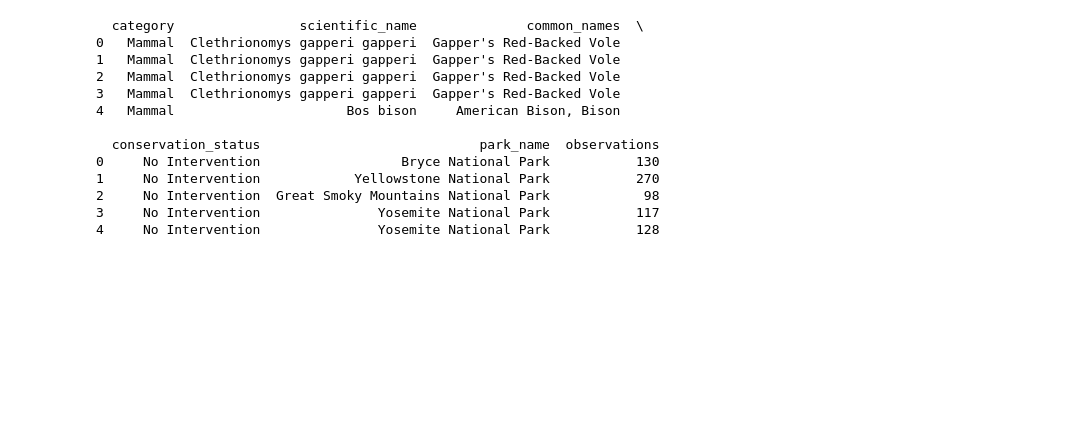
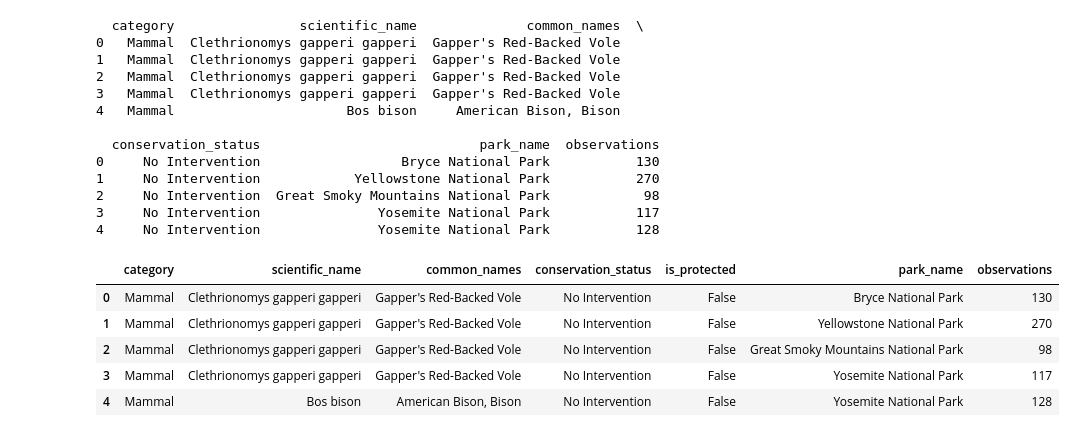
Before and after one commit to baseivan/biodiversity_starter, a Jupyter notebook: biodiversity.ipynb, the cells around one changed output. Cells and saved outputs as stored; diff of their text form; code cells hidden in the pictures; blank space fills up the shorter version.

```diff
--- a/biodiversity.ipynb
+++ b/biodiversity.ipynb
@@ -119,3 +120,33 @@ merged_data.to_csv('merged_data.csv', index=False)
 2     No Intervention  Great Smoky Mountains National Park            98
 3     No Intervention               Yosemite National Park           117
 4     No Intervention               Yosemite National Park           128
+# %%
+"""
+Cell generated by Data Wrangler.
+"""
+def clean_data(merged_data):
+    # Derive column 'is_protected' from column: 'conservation_status'
+    def is_protected(conservation_status):
+        """
+        Transform based on the following examples:
+           conservation_status     Output
+        1: "No Intervention"    => "False"
+        2: "Species of Concern" => "True"
+        3: "Endangered"         => "True"
+        4: "In Recovery"        => "True"
+        """
+        if conservation_status == "No Intervention":
+            return "False"
+        return "True"
+    merged_data.insert(4, "is_protected", merged_data.apply(lambda row : is_protected(row["conservation_status"]), axis=1))
+    return merged_data
+
+merged_data_clean = clean_data(merged_data.copy())
+merged_data_clean.head()
+# %% [output]
+|  | category | scientific_name | common_names | conservation_status | is_protected | park_name | observations |
+| 0 | Mammal | Clethrionomys gapperi gapperi | Gapper's Red-Backed Vole | No Intervention | False | Bryce National Park | 130 |
+| 1 | Mammal | Clethrionomys gapperi gapperi | Gapper's Red-Backed Vole | No Intervention | False | Yellowstone National Park | 270 |
+| 2 | Mammal | Clethrionomys gapperi gapperi | Gapper's Red-Backed Vole | No Intervention | False | Great Smoky Mountains National Park | 98 |
+| 3 | Mammal | Clethrionomys gapperi gapperi | Gapper's Red-Backed Vole | No Intervention | False | Yosemite National Park | 117 |
+| 4 | Mammal | Bos bison | American Bison, Bison | No Intervention | False | Yosemite National Park | 128 |
```
Also changed, not shown: parts of 2 cells of this notebook.
